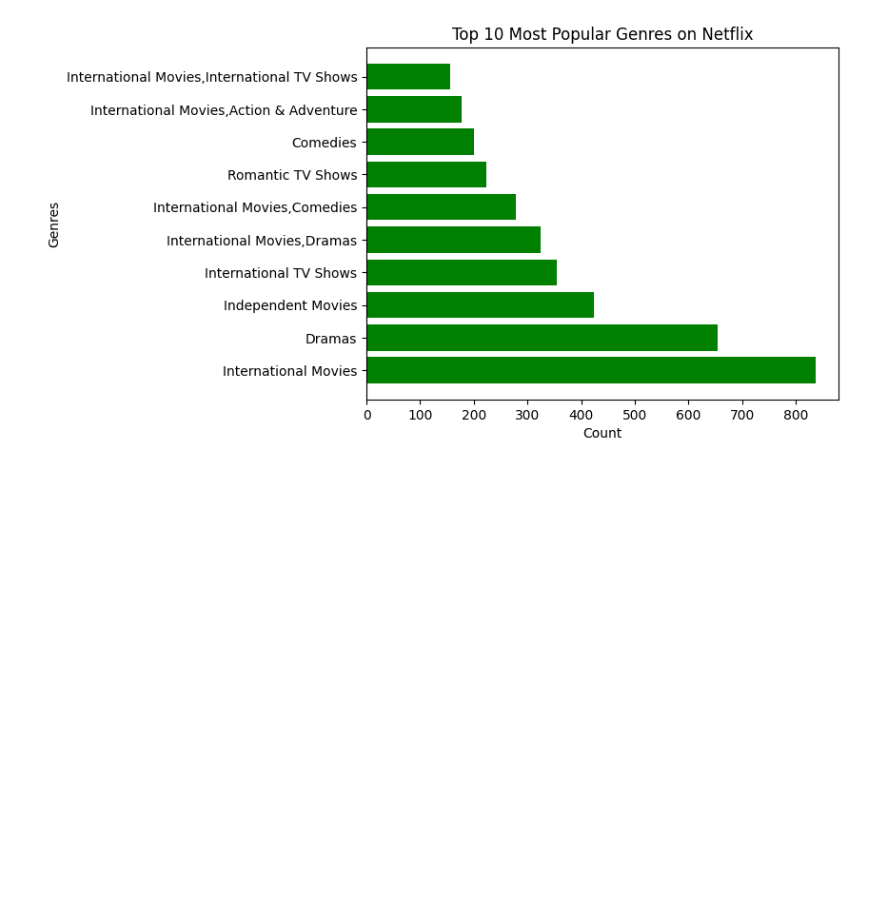
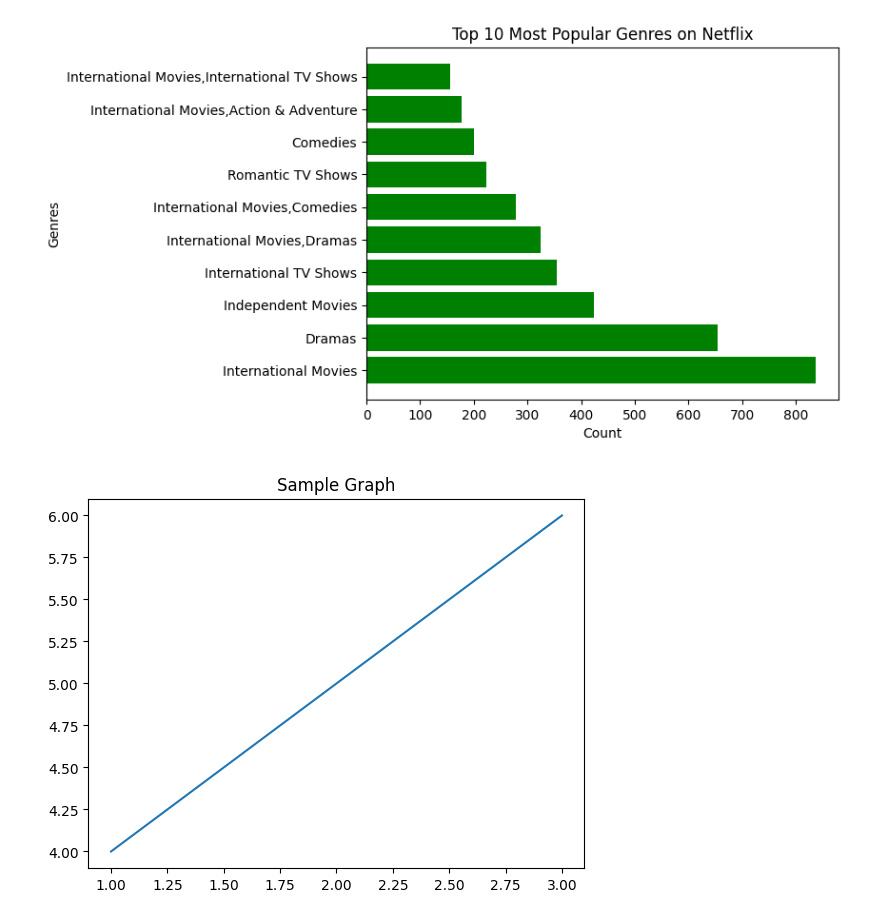
Before and after one commit to Shashankhuilgol/netflix-data-analysis, a Jupyter notebook: netflix_analysis.ipynb, the cells around one changed output. Saved outputs shown, nothing was run; the diff lists cells and outputs as text; code cells hidden in the pictures; blank space fills up the shorter version.

```diff
--- a/netflix_analysis.ipynb
+++ b/netflix_analysis.ipynb
@@ -122,5 +122,17 @@ plt.ylabel("Genres")
 plt.show()
 # %% [output]
 [figure]
+# %%
+import matplotlib.pyplot as plt
+
+# Example plot
+plt.plot([1, 2, 3], [4, 5, 6])
+plt.title("Sample Graph")
+
+# Save the figure
+plt.savefig("images/netflix_trends.png")
+plt.show()
+# %% [output]
+[figure, added]
 # %%
 df.to_csv("cleaned_netflix_data.csv", index=False)
```
Also changed, not shown: parts of 3 cells of this notebook, 13 other files.
